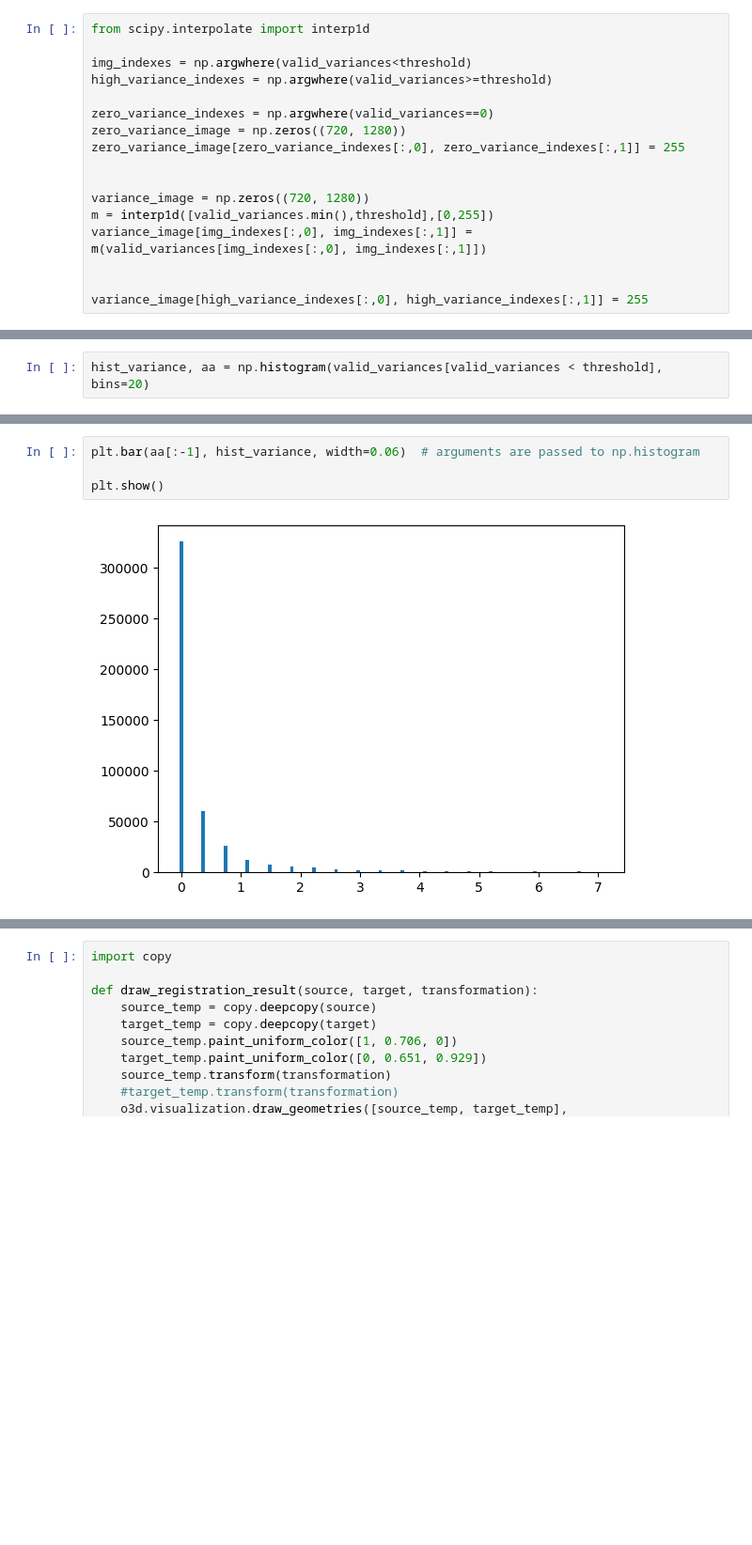
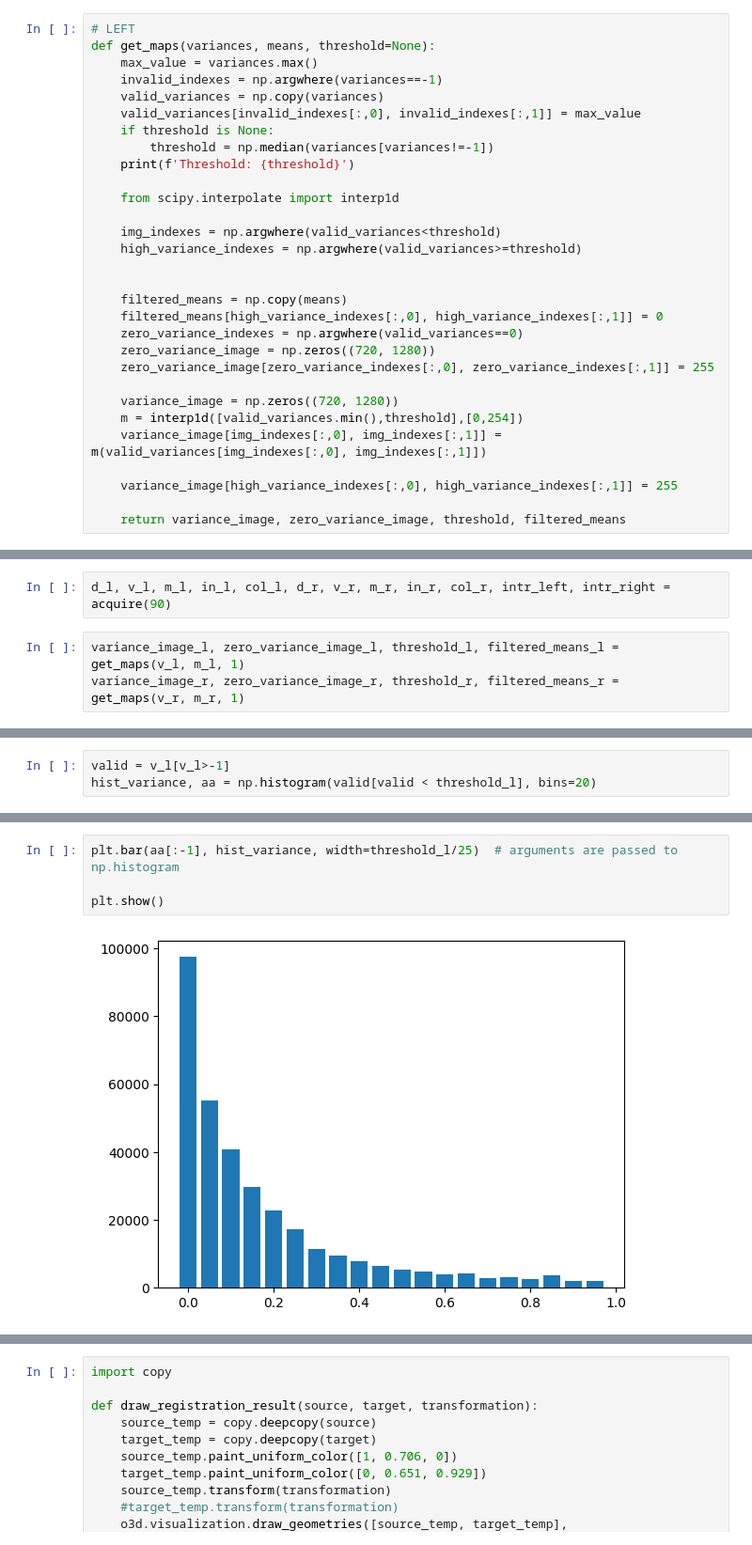
Before and after one commit to jacobuu/point_cloud, a Jupyter notebook: point_cloud.ipynb, the cells around one changed output, grey strips where cells are left out. Shown: that part at 94% size. Saved outputs shown, nothing was run; the diff lists cells and outputs as text; blank space fills up the shorter version.

```diff
--- a/point_cloud.ipynb
+++ b/point_cloud.ipynb
@@ -109,17 +110,30 @@ valid_variances[valid_variances ==0].shape
 # %%
-from scipy.interpolate import interp1d
+# LEFT
+def get_maps(variances, means, threshold=None):
+    max_value = variances.max()
+    invalid_indexes = np.argwhere(variances==-1)
+    valid_variances = np.copy(variances)
+    valid_variances[invalid_indexes[:,0], invalid_indexes[:,1]] = max_value
+    if threshold is None:
+        threshold = np.median(variances[variances!=-1])
+    print(f'Threshold: {threshold}')
 
-img_indexes = np.argwhere(valid_variances<threshold)
-high_variance_indexes = np.argwhere(valid_variances>=threshold)
+    from scipy.interpolate import interp1d
 
-zero_variance_indexes = np.argwhere(valid_variances==0)
-zero_variance_image = np.zeros((720, 1280))
-zero_variance_image[zero_variance_indexes[:,0], zero_variance_indexes[:,1]] = 255
+    img_indexes = np.argwhere(valid_variances<threshold)
+    high_variance_indexes = np.argwhere(valid_variances>=threshold)
 
 
-variance_image = np.zeros((720, 1280))
-m = interp1d([valid_variances.min(),threshold],[0,255])
-variance_image[img_indexes[:,0], img_indexes[:,1]] =  m(valid_variances[img_indexes[:,0], img_indexes[:,1]])
+    filtered_means = np.copy(means)
+    filtered_means[high_variance_indexes[:,0], high_variance_indexes[:,1]] = 0
+    zero_variance_indexes = np.argwhere(valid_variances==0)
+    zero_variance_image = np.zeros((720, 1280))
+    zero_variance_image[zero_variance_indexes[:,0], zero_variance_indexes[:,1]] = 255
 
+    variance_image = np.zeros((720, 1280))
+    m = interp1d([valid_variances.min(),threshold],[0,254])
+    variance_image[img_indexes[:,0], img_indexes[:,1]] =  m(valid_variances[img_indexes[:,0], img_indexes[:,1]])
 
-variance_image[high_variance_indexes[:,0], high_variance_indexes[:,1]] = 255
+    variance_image[high_variance_indexes[:,0], high_variance_indexes[:,1]] = 255
+
+    return variance_image, zero_variance_image, threshold, filtered_means
@@ -129,0 +140,5 @@ zero_variance_indexes.shape[0] / (1280*720)
+# %%
+d_l, v_l, m_l, in_l, col_l, d_r, v_r, m_r, in_r, col_r, intr_left, intr_right = acquire(90)
+# %%
+variance_image_l, zero_variance_image_l, threshold_l, filtered_means_l = get_maps(v_l, m_l, 1)
+variance_image_r, zero_variance_image_r, threshold_r, filtered_means_r = get_maps(v_r, m_r, 1)
@@ -155,5 +181,6 @@ plt.imshow(inliers_map, cmap="magma")
 # %%
-hist_variance, aa = np.histogram(valid_variances[valid_variances < threshold], bins=20)
+valid = v_l[v_l>-1]
+hist_variance, aa = np.histogram(valid[valid < threshold_l], bins=20)
 # %%
 hist_variance, aa
 # %% [output]
@@ -166,6 +192,6 @@ hist_variance, aa
 # %%
-plt.bar(aa[:-1], hist_variance, width=0.06)  # arguments are passed to np.histogram
+plt.bar(aa[:-1], hist_variance, width=threshold_l/25)  # arguments are passed to np.histogram
 
 plt.show()
 # %% [output]
-[figure, old version]
+[figure, new version]
```
Also changed, not shown: parts of 18 cells of this notebook, 6 other files.
